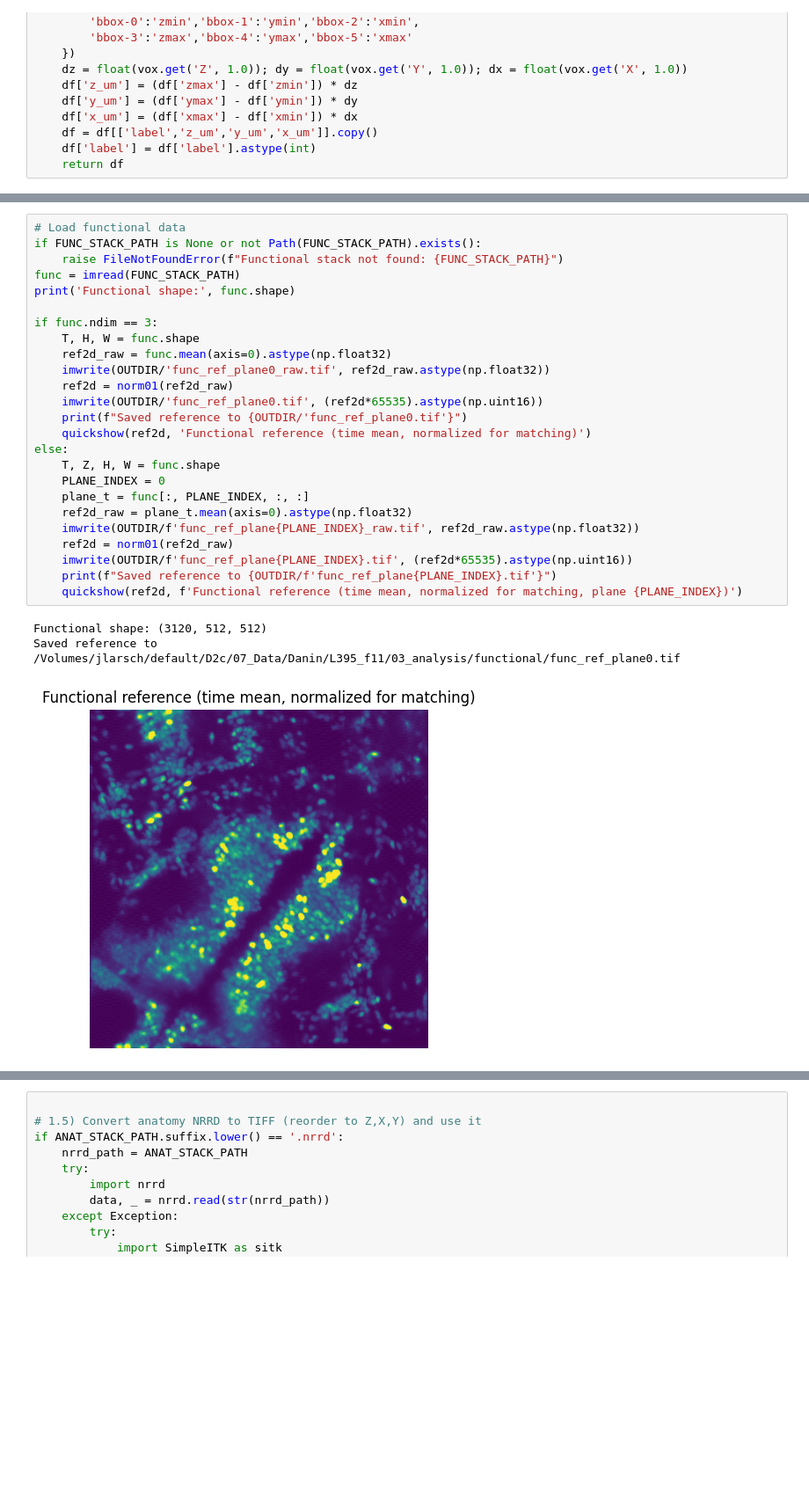
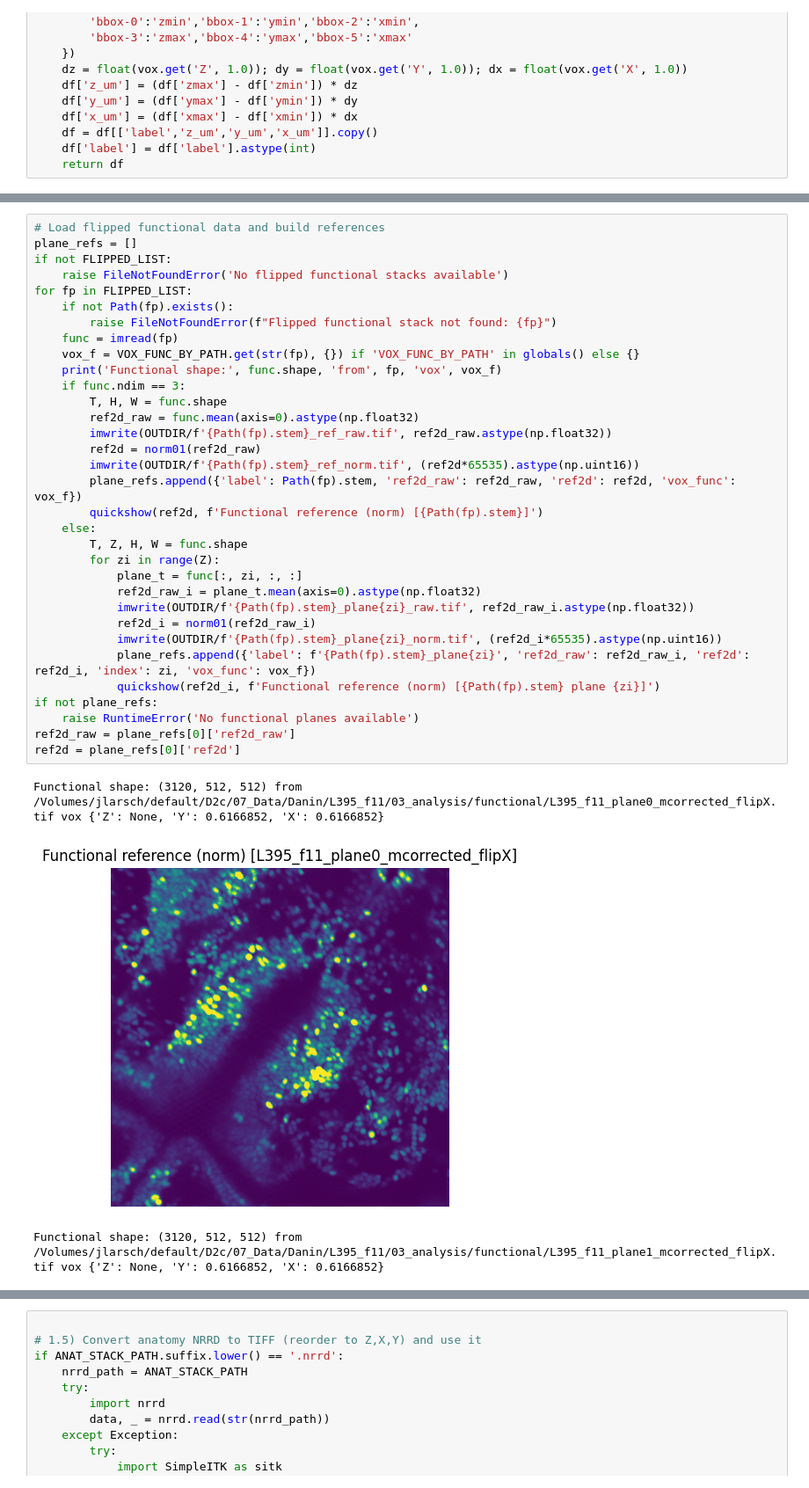
Before and after one commit to LarschLab/ddharmap-ANTs, a Jupyter notebook: 2PF_to_HCR.ipynb, the cells around one changed output, grey strips where cells are left out. Shown at 88% size. Saved outputs shown, nothing was run; the diff lists cells and outputs as text; blank space fills up the shorter version.

Commit message:
Notebook now successfully loops over functional planes. Add NCC and best Z graph with different colours per plane and make sure that we don't redo analyses if we already did preprocessing.

```diff
--- a/2PF_to_HCR.ipynb
+++ b/2PF_to_HCR.ipynb
@@ -589,30 +609,38 @@ else:
 [INFO] Saved flipped stack to /Volumes/jlarsch/default/D2c/07_Data/Danin/L395_f11/03_analysis/functional/L395_f11_plane4_mcorrected_flipX.tif (dtype=uint16)
 # %%
-# Load functional data
-if FUNC_STACK_PATH is None or not Path(FUNC_STACK_PATH).exists():
-    raise FileNotFoundError(f"Functional stack not found: {FUNC_STACK_PATH}")
-func = imread(FUNC_STACK_PATH)
-print('Functional shape:', func.shape)
-
-if func.ndim == 3:
-    T, H, W = func.shape
-    ref2d_raw = func.mean(axis=0).astype(np.float32)
-    imwrite(OUTDIR/'func_ref_plane0_raw.tif', ref2d_raw.astype(np.float32))
-    ref2d = norm01(ref2d_raw)
-    imwrite(OUTDIR/'func_ref_plane0.tif', (ref2d*65535).astype(np.uint16))
-    print(f"Saved reference to {OUTDIR/'func_ref_plane0.tif'}")
-    quickshow(ref2d, 'Functional reference (time mean, normalized for matching)')
-else:
-    T, Z, H, W = func.shape
-    PLANE_INDEX = 0
-    plane_t = func[:, PLANE_INDEX, :, :]
-    ref2d_raw = plane_t.mean(axis=0).astype(np.float32)
-    imwrite(OUTDIR/f'func_ref_plane{PLANE_INDEX}_raw.tif', ref2d_raw.astype(np.float32))
-    ref2d = norm01(ref2d_raw)
-    imwrite(OUTDIR/f'func_ref_plane{PLANE_INDEX}.tif', (ref2d*65535).astype(np.uint16))
-    print(f"Saved reference to {OUTDIR/f'func_ref_plane{PLANE_INDEX}.tif'}")
-    quickshow(ref2d, f'Functional reference (time mean, normalized for matching, plane {PLANE_INDEX})')
+# Load flipped functional data and build references
+plane_refs = []
+if not FLIPPED_LIST:
+    raise FileNotFoundError('No flipped functional stacks available')
+for fp in FLIPPED_LIST:
+    if not Path(fp).exists():
+        raise FileNotFoundError(f"Flipped functional stack not found: {fp}")
+    func = imread(fp)
+    vox_f = VOX_FUNC_BY_PATH.get(str(fp), {}) if 'VOX_FUNC_BY_PATH' in globals() else {}
+    print('Functional shape:', func.shape, 'from', fp, 'vox', vox_f)
+    if func.ndim == 3:
+        T, H, W = func.shape
+        ref2d_raw = func.mean(axis=0).astype(np.float32)
+        imwrite(OUTDIR/f'{Path(fp).stem}_ref_raw.tif', ref2d_raw.astype(np.float32))
+        ref2d = norm01(ref2d_raw)
+        imwrite(OUTDIR/f'{Path(fp).stem}_ref_norm.tif', (ref2d*65535).astype(np.uint16))
+        plane_refs.append({'label': Path(fp).stem, 'ref2d_raw': ref2d_raw, 'ref2d': ref2d, 'vox_func': vox_f})
+        quickshow(ref2d, f'Functional reference (norm) [{Path(fp).stem}]')
+    else:
+        T, Z, H, W = func.shape
+        for zi in range(Z):
+            plane_t = func[:, zi, :, :]
+            ref2d_raw_i = plane_t.mean(axis=0).astype(np.float32)
+            imwrite(OUTDIR/f'{Path(fp).stem}_plane{zi}_raw.tif', ref2d_raw_i.astype(np.float32))
+            ref2d_i = norm01(ref2d_raw_i)
+            imwrite(OUTDIR/f'{Path(fp).stem}_plane{zi}_norm.tif', (ref2d_i*65535).astype(np.uint16))
+            plane_refs.append({'label': f'{Path(fp).stem}_plane{zi}', 'ref2d_raw': ref2d_raw_i, 'ref2d': ref2d_i, 'index': zi, 'vox_func': vox_f})
+            quickshow(ref2d_i, f'Functional reference (norm) [{Path(fp).stem} plane {zi}]')
+if not plane_refs:
+    raise RuntimeError('No functional planes available')
+ref2d_raw = plane_refs[0]['ref2d_raw']
+ref2d = plane_refs[0]['ref2d']
 # %% [output]
-Functional shape: (3120, 512, 512)
-Saved reference to /Volumes/jlarsch/default/D2c/07_Data/Danin/L395_f11/03_analysis/functional/func_ref_plane0.tif
+Functional shape: (3120, 512, 512) from /Volumes/jlarsch/default/D2c/07_Data/Danin/L395_f11/03_analysis/functional/L395_f11_plane0_mcorrected_flipX.tif vox {'Z': None, 'Y': 0.6166852, 'X': 0.6166852}
-[figure, old version]
+[figure, new version]
+Functional shape: (3120, 512, 512) from /Volumes/jlarsch/default/D2c/07_Data/Danin/L395_f11/03_analysis/functional/L395_f11_plane1_mcorrected_flipX.tif vox {'Z': None, 'Y': 0.6166852, 'X': 0.6166852}
```
Also changed, not shown: parts of 8 cells of this notebook.
